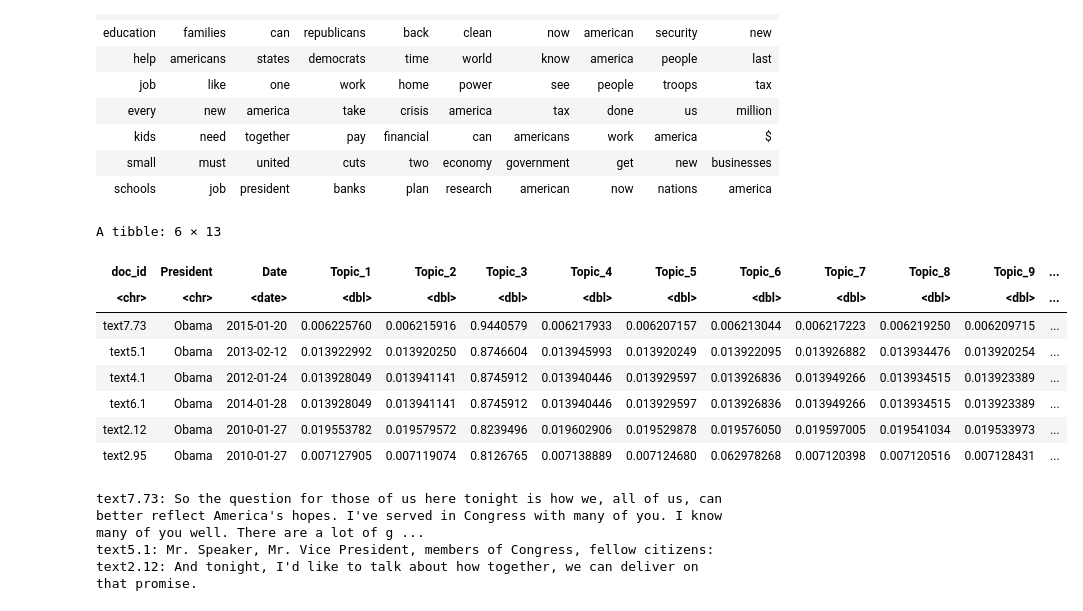
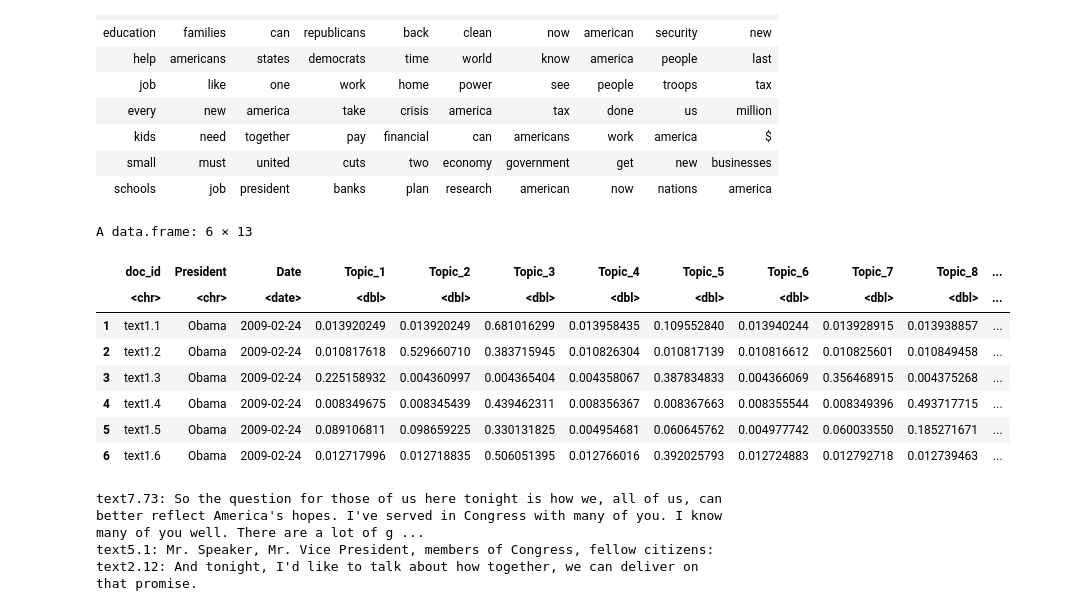
Before and after one commit to ccs-amsterdam/ccsbook, a Jupyter notebook: chapter11/lda_r.ipynb, the cells around one changed output. Saved outputs shown, nothing was run; the diff lists cells and outputs as text; code cells hidden in the pictures.

```diff
--- a/chapter11/lda_r.ipynb
+++ b/chapter11/lda_r.ipynb
@@ -22,11 +23,17 @@ The following object is masked from ‘package:dplyr’:
 
     collapse
 # %%
-sotu = read_csv("http://cssbook.net/d/sotu.csv")
-p_obama = sotu %>% filter(President == 'Obama') %>%
-  corpus()  %>% corpus_reshape('paragraphs')
-dfm = p_obama %>% dfm(remove=stopwords('english'), remove_punct=T) %>%
-  dfm_trim(min_docfreq = .01, docfreq_type = "prop")
+url = "https://cssbook.net/d/sotu.csv"
+sotu = read_csv(url)
+p_obama = sotu %>%
+  filter(President == "Obama") %>%
+  corpus() %>%
+  corpus_reshape("paragraphs")
+dfm = p_obama %>%
+  tokens(remove_punct=T) %>%
+  dfm() %>%
+  dfm_remove(stopwords("english")) %>%
+  dfm_trim(min_docfreq=.01,docfreq_type = "prop")
 dfm
 # %% [output]
 ── Column specification ──────────────────────────────────────────────────────────────────────────────────────────────────────────────────────────────────────────────────────────────────────────────── ...
@@ -50,9 +57,12 @@ docs      speaker mr vice president members congress first united around come
   text1.6       0  0    0         0       0        0     0      0      0    0
 [ reached max_ndoc ... 732 more documents, reached max_nfeat ... 736 more features ]
 # %%
-dfm_tm = dfm %>% convert(to = "topicmodels")
+lda = dfm %>%
+  convert(to = "topicmodels") %>%
+  LDA(k=10,control=list(seed=123, alpha = 1/1:10))
 
-lda = LDA(dfm_tm, k = 10, control = list(seed=123, alpha = 1/1:10))
+
+
 terms(lda, 10)
 # %% [output]
 A matrix: 10 × 10 of type chr
@@ -68,19 +78,22 @@ A matrix: 10 × 10 of type chr
 | small | must | united | cuts | two | economy | government | get | new | businesses |
 | schools | job | president | banks | plan | research | american | now | nations | america |
 # %%
-topics = posterior(lda)$topics %>% as_tibble() %>% rename_all(~paste0("Topic_", .))
-tpd = bind_cols(doc_id=docnames(p_obama),
-                docvars(p_obama) %>% select(President:Date),
-                topics)
-tpd %>% arrange(desc(Topic_3)) %>% head()
+topics = posterior(lda)$topics %>%
+  as_tibble() %>%
+  rename_all(~paste0("Topic_", .))
+meta = docvars(p_obama) %>%
+  select(President:Date) %>%
+  add_column(doc_id=docnames(p_obama),.before=1)
+tpd = bind_cols(meta, topics)
+head(tpd)
 # %% [output]
-A tibble: 6 × 13
+A data.frame: 6 × 13
-| doc_id | President | Date | Topic_1 | Topic_2 | Topic_3 | Topic_4 | Topic_5 | Topic_6 | Topic_7 | Topic_8 | Topic_9 | ... |
-| <chr> | <chr> | <date> | <dbl> | <dbl> | <dbl> | <dbl> | <dbl> | <dbl> | <dbl> | <dbl> | <dbl> | ... |
-| text7.73 | Obama | 2015-01-20 | 0.006225760 | 0.006215916 | 0.9440579 | 0.006217933 | 0.006207157 | 0.006213044 | 0.006217223 | 0.006219250 | 0.006209715 | ... |
-| text5.1 | Obama | 2013-02-12 | 0.013922992 | 0.013920250 | 0.8746604 | 0.013945993 | 0.013920249 | 0.013922095 | 0.013926882 | 0.013934476 | 0.013920254 | ... |
-| text4.1 | Obama | 2012-01-24 | 0.013928049 | 0.013941141 | 0.8745912 | 0.013940446 | 0.013929597 | 0.013926836 | 0.013949266 | 0.013934515 | 0.013923389 | ... |
-| text6.1 | Obama | 2014-01-28 | 0.013928049 | 0.013941141 | 0.8745912 | 0.013940446 | 0.013929597 | 0.013926836 | 0.013949266 | 0.013934515 | 0.013923389 | ... |
-| text2.12 | Obama | 2010-01-27 | 0.019553782 | 0.019579572 | 0.8239496 | 0.019602906 | 0.019529878 | 0.019576050 | 0.019597005 | 0.019541034 | 0.019533973 | ... |
-| text2.95 | Obama | 2010-01-27 | 0.007127905 | 0.007119074 | 0.8126765 | 0.007138889 | 0.007124680 | 0.062978268 | 0.007120398 | 0.007120516 | 0.007128431 | ... |
+|  | doc_id | President | Date | Topic_1 | Topic_2 | Topic_3 | Topic_4 | Topic_5 | Topic_6 | Topic_7 | Topic_8 | ... |
+|  | <chr> | <chr> | <date> | <dbl> | <dbl> | <dbl> | <dbl> | <dbl> | <dbl> | <dbl> | <dbl> | ... |
+| 1 | text1.1 | Obama | 2009-02-24 | 0.013920249 | 0.013920249 | 0.681016299 | 0.013958435 | 0.109552840 | 0.013940244 | 0.013928915 | 0.013938857 | ... |
+| 2 | text1.2 | Obama | 2009-02-24 | 0.010817618 | 0.529660710 | 0.383715945 | 0.010826304 | 0.010817139 | 0.010816612 | 0.010825601 | 0.010849458 | ... |
+| 3 | text1.3 | Obama | 2009-02-24 | 0.225158932 | 0.004360997 | 0.004365404 | 0.004358067 | 0.387834833 | 0.004366069 | 0.356468915 | 0.004375268 | ... |
+| 4 | text1.4 | Obama | 2009-02-24 | 0.008349675 | 0.008345439 | 0.439462311 | 0.008356367 | 0.008367663 | 0.008355544 | 0.008349396 | 0.493717715 | ... |
+| 5 | text1.5 | Obama | 2009-02-24 | 0.089106811 | 0.098659225 | 0.330131825 | 0.004954681 | 0.060645762 | 0.004977742 | 0.060033550 | 0.185271671 | ... |
+| 6 | text1.6 | Obama | 2009-02-24 | 0.012717996 | 0.012718835 | 0.506051395 | 0.012766016 | 0.392025793 | 0.012724883 | 0.012792718 | 0.012739463 | ... |
 # %%
```
Also changed, not shown: parts of 7 cells of this notebook, 6 other files.
